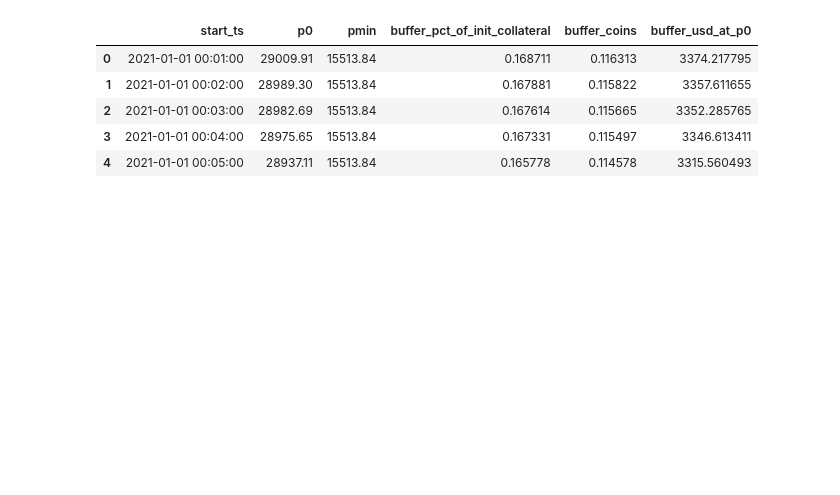
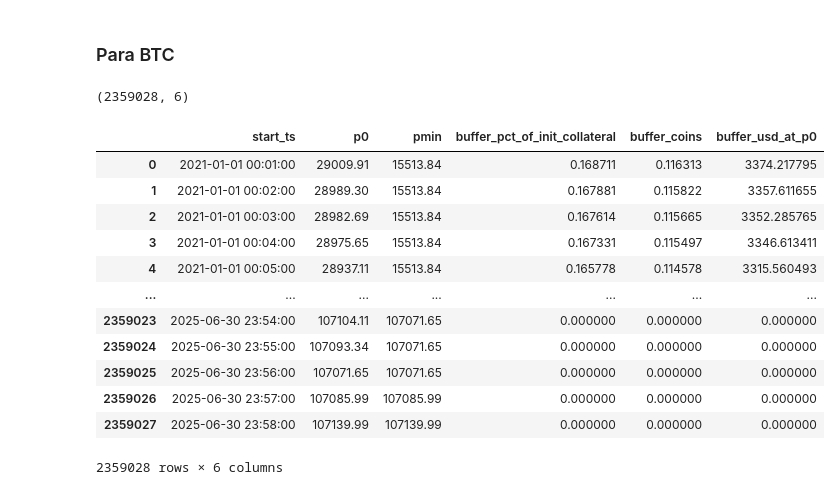
Before and after one commit to Buebito/Tesis-CBLS, a Jupyter notebook: bolsa_volatilidad/volatilidad.ipynb, the cells around one changed output. Cells and saved outputs as stored; diff of their text form; code cells hidden in the pictures; blank space fills up the shorter version.

```diff
--- a/bolsa_volatilidad/volatilidad.ipynb
+++ b/bolsa_volatilidad/volatilidad.ipynb
@@ -8,5 +18,4 @@ from utils.volatility_buffer_optimizer import (
 # %%
-df = load_price_df("../data/processed/prices.csv")
-INIT_LTV = 0.50
-LIQ_LTV  = 0.80
-PRINCIPAL_USD = 10_000
+LTV_INICIAL = 0.50
+LTV_LIQUIDACION  = 0.80
+VALOR_PRESTAMO_USD = 10_000
@@ -13,19 +32,29 @@ PRINCIPAL_USD = 10_000
+# %% [markdown]
+### Para BTC
 # %%
 dist_btc = compute_required_buffer_distribution(
     price_df=df,
     coin="BTC",
-    init_ltv=INIT_LTV,
-    liq_ltv=LIQ_LTV,
-    principal_usd=PRINCIPAL_USD,
-    mode="end",            # o "end" para hasta fin de datos
-    window_minutes=365*1440,  # 1 año
-    start_stride=1           # usar cada 60 min como inicio (acelera)
+    init_ltv=LTV_INICIAL,
+    liq_ltv=LTV_LIQUIDACION,
+    principal_usd=VALOR_PRESTAMO_USD,
+    mode="end",
+    start_stride=1
 )
-dist_btc.head()
+print(dist_btc.shape)
+dist_btc
 # %% [output]
+(2359028, 6)
 |  | start_ts | p0 | pmin | buffer_pct_of_init_collateral | buffer_coins | buffer_usd_at_p0 |
 | 0 | 2021-01-01 00:01:00 | 29009.91 | 15513.84 | 0.168711 | 0.116313 | 3374.217795 |
 | 1 | 2021-01-01 00:02:00 | 28989.30 | 15513.84 | 0.167881 | 0.115822 | 3357.611655 |
 | 2 | 2021-01-01 00:03:00 | 28982.69 | 15513.84 | 0.167614 | 0.115665 | 3352.285765 |
 | 3 | 2021-01-01 00:04:00 | 28975.65 | 15513.84 | 0.167331 | 0.115497 | 3346.613411 |
 | 4 | 2021-01-01 00:05:00 | 28937.11 | 15513.84 | 0.165778 | 0.114578 | 3315.560493 |
+| ... | ... | ... | ... | ... | ... | ... |
+| 2359023 | 2025-06-30 23:54:00 | 107104.11 | 107071.65 | 0.000000 | 0.000000 | 0.000000 |
+| 2359024 | 2025-06-30 23:55:00 | 107093.34 | 107071.65 | 0.000000 | 0.000000 | 0.000000 |
+| 2359025 | 2025-06-30 23:56:00 | 107071.65 | 107071.65 | 0.000000 | 0.000000 | 0.000000 |
+| 2359026 | 2025-06-30 23:57:00 | 107085.99 | 107085.99 | 0.000000 | 0.000000 | 0.000000 |
+| 2359027 | 2025-06-30 23:58:00 | 107139.99 | 107139.99 | 0.000000 | 0.000000 | 0.000000 |
+2359028 rows × 6 columns
```
Also changed, not shown: parts of 16 cells of this notebook, 1 other file.
